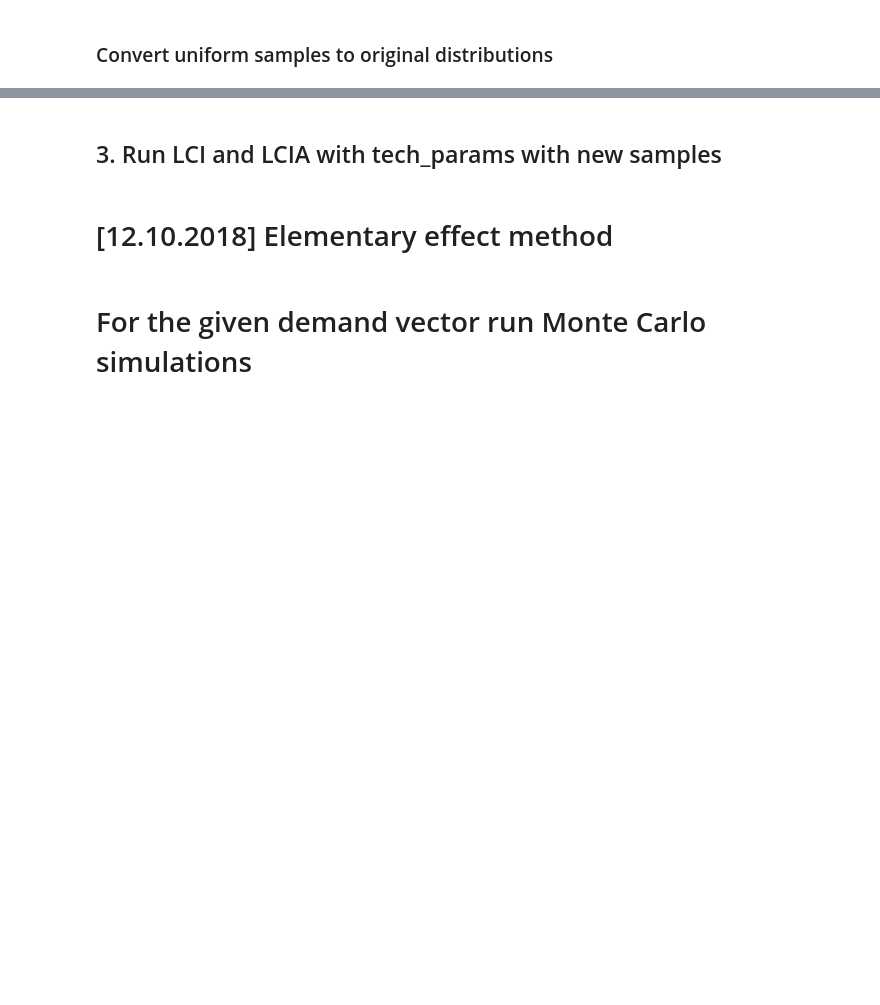
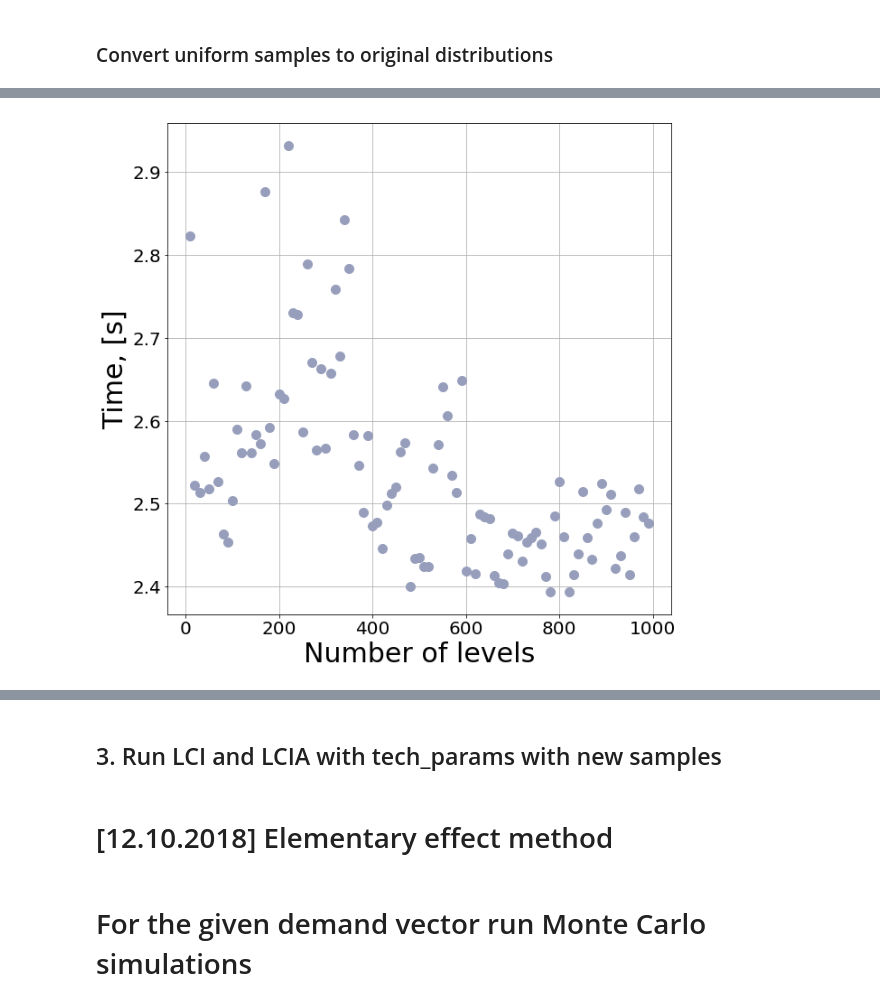
Before and after one commit to aleksandra-kim/sa, a Jupyter notebook: eet.ipynb, the cells around one changed output, grey strips where cells are left out. Cells and saved outputs as stored; diff of their text form; code cells hidden in the pictures; blank space fills up the shorter version.

Commit message:
time wrt number of levels

```diff
--- a/eet.ipynb
+++ b/eet.ipynb
@@ -103,3 +98,0 @@ samples2[0][0]
-# %%
-samples = morris._sample_oat(problem, n_tra, num_levels=4)
-samples.shape
@@ -236,0 +411,17 @@ samples_tr
+# %%
+mycolor1 = (152/256,159/256,189/256)
+
+import matplotlib.pyplot as plt
+plt.figure(figsize=(10,10))
+plt.plot(num_p,t,'o',color=mycolor1,markersize=10)
+
+plt.tick_params(axis='x',which='both',labelsize=20)
+plt.tick_params(axis='y',which='both',labelsize=20)
+plt.xlabel('Number of levels',fontsize=30)
+plt.ylabel('Time, [s]',fontsize=30)
+plt.grid(True)
+plt.locator_params(axis='x', nbins=6)
+
+plt.show()
+# %% [output]
+[figure, added]
```
Also changed, not shown: parts of 50 cells of this notebook, 3 other files.
